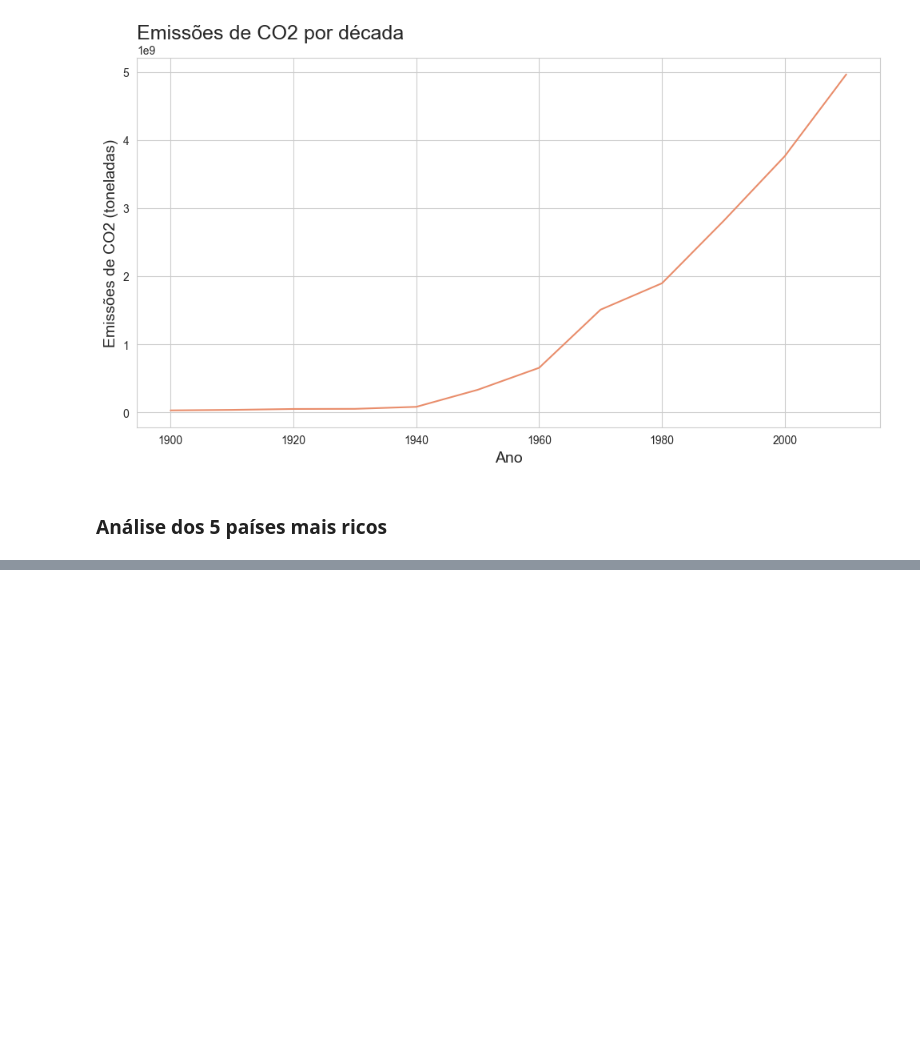
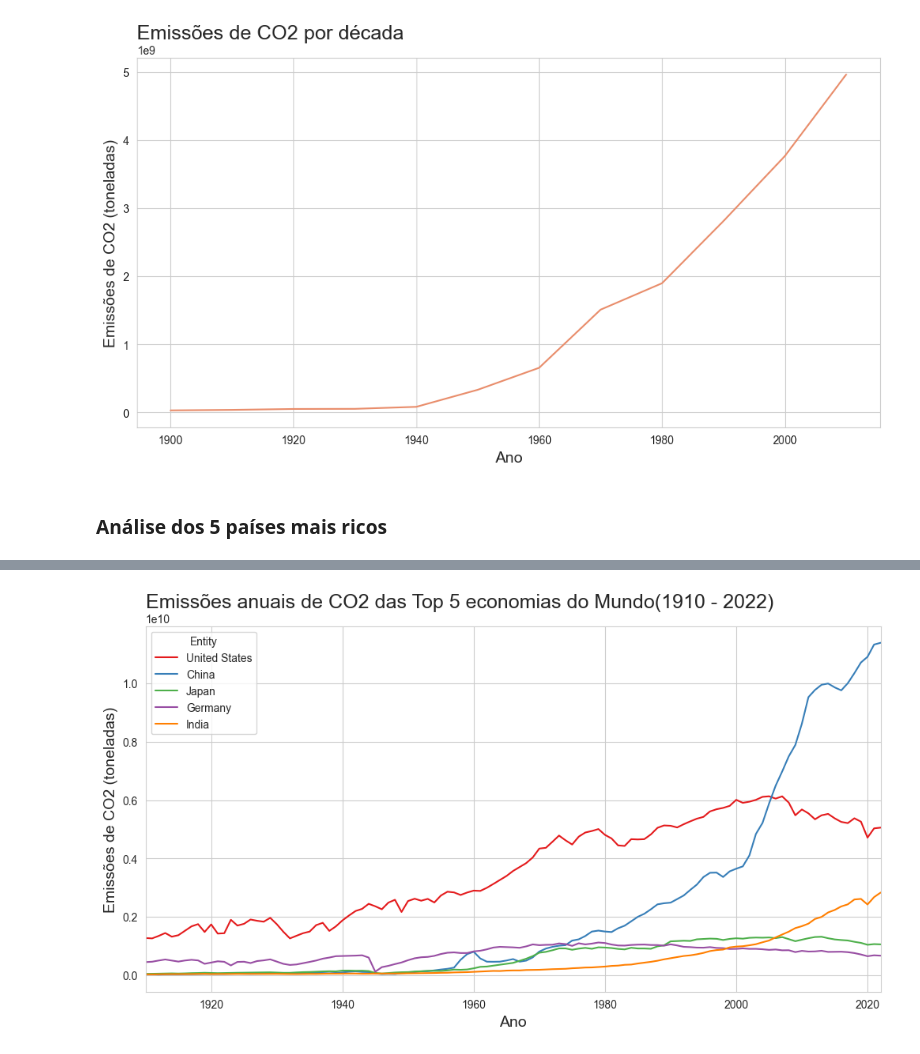
Before and after one commit to TiagoCNO/historical-carbon-emissions-analysis, a Jupyter notebook: historical_analysis_carbon_emissions.ipynb, the cells around one changed output, grey strips where cells are left out. Saved outputs shown, nothing was run; the diff lists cells and outputs as text; code cells hidden in the pictures; blank space fills up the shorter version.

```diff
--- a/historical_analysis_carbon_emissions.ipynb
+++ b/historical_analysis_carbon_emissions.ipynb
@@ -248,0 +321,18 @@ df_top_five = df[df['Entity'] == '']
+# %%
+# Coloca a Paleta do gráfico
+sns.set_palette('Set1')
+#Adiciona uma grid a imagem
+sns.set_style('whitegrid')
+# Mesmo gráfico no Seaborn
+ax = sns.lineplot(x= 'Year', y= 'Annual CO2 emissions (ton)', hue= 'Entity', data= df_top_five)
+ax.set_xlim(1910, 2022)
+# Define o tamanho da imagem
+ax.figure.set_size_inches(12, 6)
+# Cria título e legendas
+ax.set_title('Emissões anuais de CO2 das Top 5 economias do Mundo(1910 - 2022)', loc= 'left', fontsize= 18)
+ax.set_xlabel('Ano', fontsize= 14)
+ax.set_ylabel('Emissões de CO2 (toneladas)', fontsize= 14)
+# Retira texto acima da imagem
+ax = ax
+# %% [output]
+[figure, added]
```
Also changed, not shown: parts of 9 cells of this notebook.
